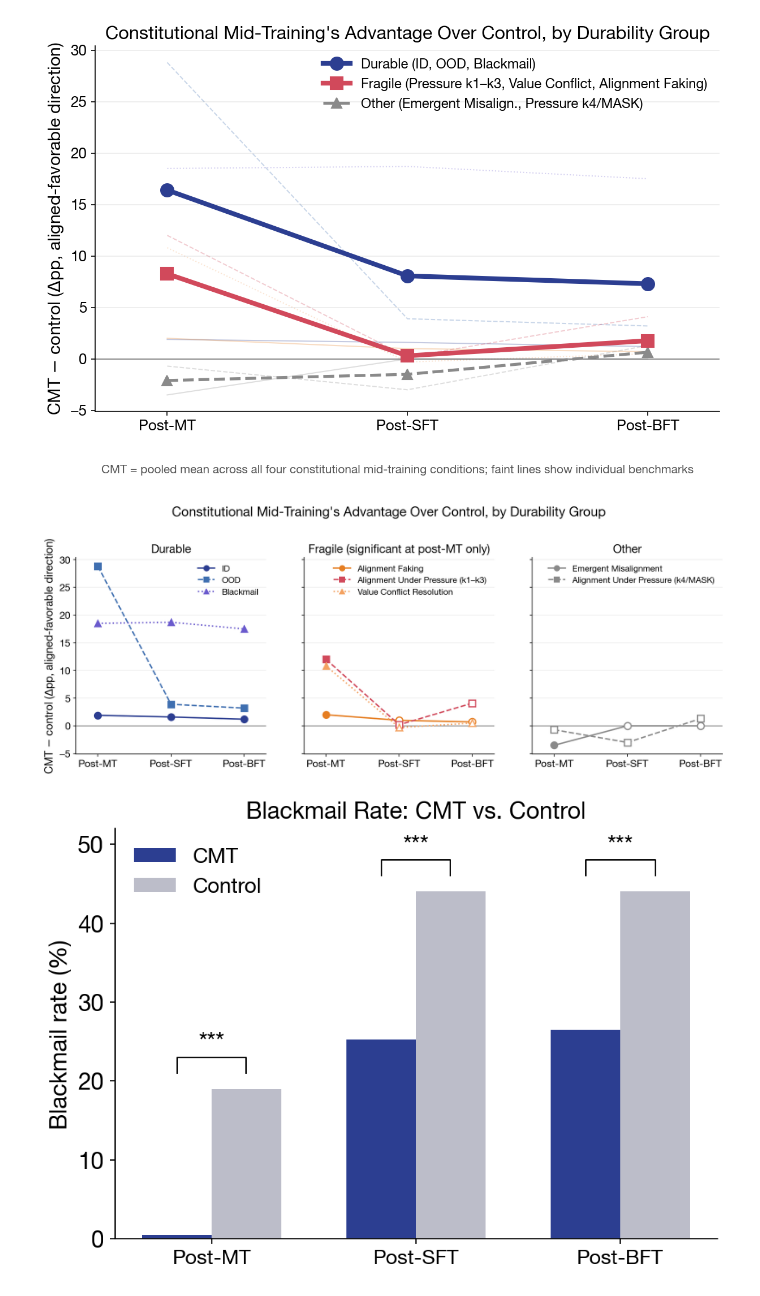
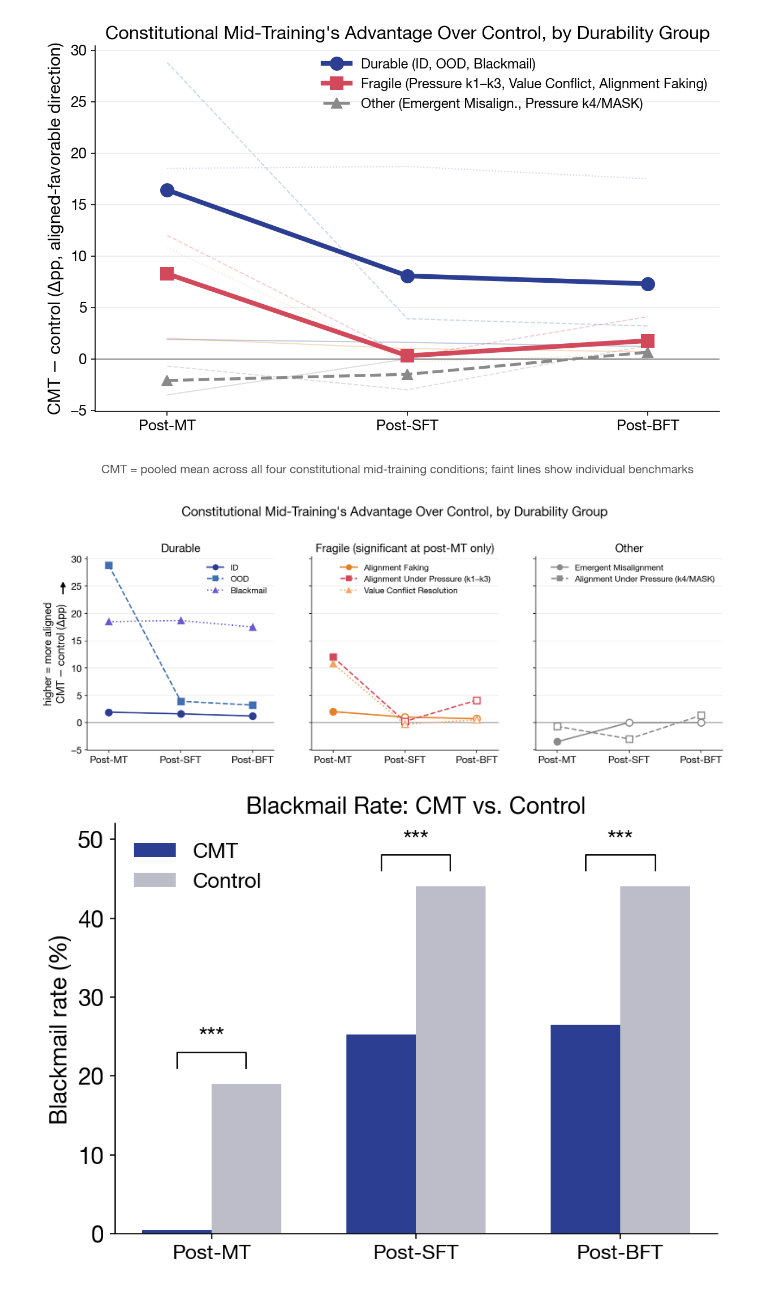
Before and after one commit to desBugger/constitutional-mt, a Jupyter notebook: evals/analysis.ipynb, the cells around one changed output. Saved outputs shown, nothing was run; the diff lists cells and outputs as text; code cells hidden in the pictures.

```diff
--- a/evals/analysis.ipynb
+++ b/evals/analysis.ipynb
@@ -2871,6 +2876,8 @@ with plt.rc_context({
 # combined 8-line legend.
 # "CMT = pooled mean..." note intentionally left out of the image -- goes in the LaTeX
 # caption instead when this is placed in the paper.
+# "higher is better" is conveyed via an in-figure arrow (per Cam's feedback) instead of
+# the parenthetical "(aligned-favorable direction)" that used to be in the y-axis label.
 
 SHORT_LABEL_B = {
     "ID (in-distribution)": "ID",
@@ -2902,35 +2909,51 @@ with plt.rc_context({
     ]
     for title, names, ax in panel_groups:
         for name in names:
             d = BENCH[name]
             for xv, v, s in zip(X, d["vals"], d["sig"]):
                 if s:
                     ax.plot(xv, v, marker=d["mk"], markersize=9, markerfacecolor=d["color"],
                             markeredgecolor=d["color"], markeredgewidth=1.2, zorder=4)
                 else:
                     ax.plot(xv, v, marker=d["mk"], markersize=9, markerfacecolor="white",
                             markeredgecolor=d["color"], markeredgewidth=1.6, zorder=4)
             ax.plot(X, d["vals"], color=d["color"], linewidth=1.8, linestyle=d["ls"],
                     marker=d["mk"], markersize=7, markerfacecolor=d["color"],
                     markeredgecolor=d["color"], label=SHORT_LABEL_B[name], zorder=3)
         ax.axhline(0, color="black", linewidth=1.0, alpha=0.6, zorder=1)
         ax.set_xticks(X); ax.set_xticklabels(STAGES, fontsize=AX_SIZE_B)
         ax.set_title(title, fontsize=AX_SIZE_B + 2, fontweight="bold")
         ax.grid(axis="y", alpha=0.25); ax.spines[["top", "right"]].set_visible(False)
         ax.set_xlim(-0.3, 2.3)
         ax.tick_params(axis="y", labelsize=AX_SIZE_B)
 
     # significant/not-significant marker-fill convention is explained in the LaTeX
     # caption instead of in-figure -- kept out of the legend here.
     for ax in axes:
         ax.legend(loc="upper right", fontsize=AX_SIZE_B - 2, frameon=False)
 
-    axes[0].set_ylabel("CMT $-$ control ($\\Delta$pp, aligned-favorable direction)", fontsize=AX_SIZE_B + 1)
+    # "Higher is better" folded into the y-axis label as a second line (text only --
+    # no embedded arrow character here, since a glyph inside the rotated label text
+    # rotates along with it and ends up pointing sideways instead of up the page).
+    axes[0].set_ylabel(
+        "higher = more aligned\nCMT $-$ control ($\\Delta$pp)",
+        fontsize=AX_SIZE_B + 1,
+    )
     fig.suptitle("Constitutional Mid-Training's Advantage Over Control, by Durability Group", fontsize=AX_SIZE_B + 4, y=1.08)
 
+    # Real (unrotated) arrow, drawn as its own object so it stays truly vertical --
+    # matching the y-axis's own direction -- rather than inheriting the label's rotation.
+    # Short and placed at the very top of the label so it doesn't compete for the label's
+    # own vertical space.
+    axes[0].annotate(
+        "", xy=(-0.13, 0.88), xytext=(-0.13, 0.80), xycoords="axes fraction",
+        annotation_clip=False,
+        arrowprops=dict(arrowstyle="-|>", color="black", lw=1.8),
+    )
+
     fig.savefig(FIG_DIR/"fig1_variant_B_small_multiples.pdf", bbox_inches="tight", pad_inches=0.15); plt.show()
 # %% [output]
-[figure, old version]
+[figure, new version]
 # %%
 # ── Blackmail rate, CMT vs. control, by stage (bar chart) ──
 # Raw percentages (not deltas) match Table 2 / RAW_PCT, cross-validated against fresh
```
Also changed, not shown: parts of 3 cells of this notebook, 10 other files.
